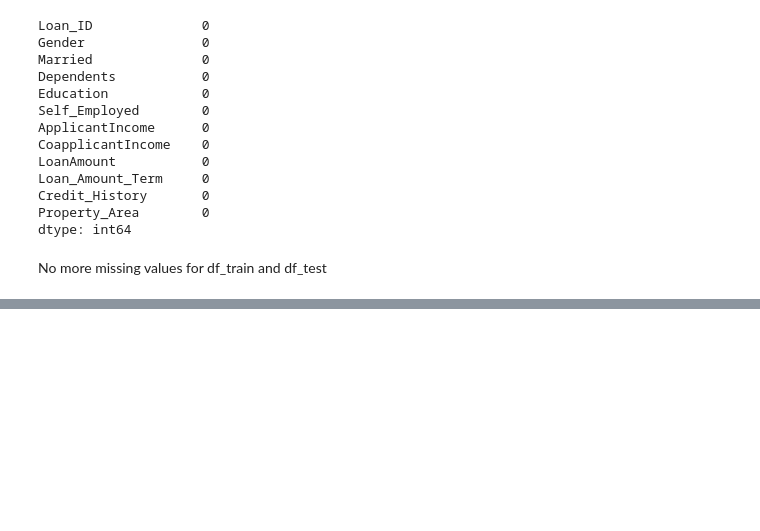
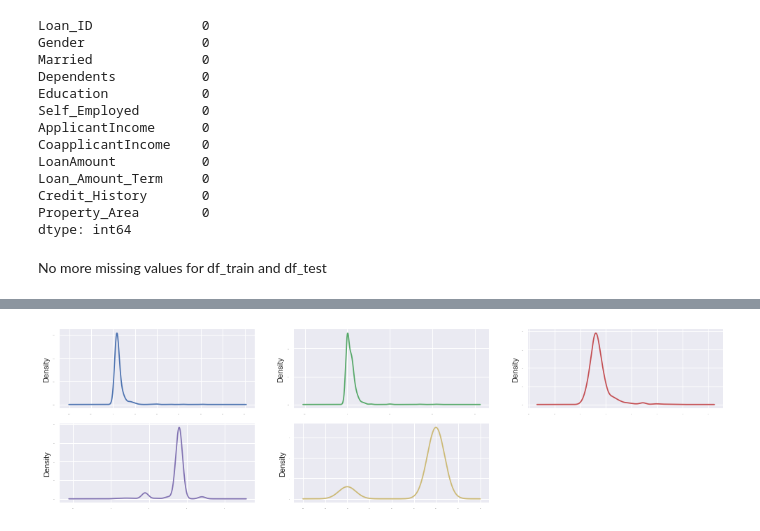
Before and after one commit to segunadelowo/loan-prediciton, a Jupyter notebook: develop/2018-08-26-SA-first-analysis.ipynb, the cells around one changed output, grey strips where cells are left out. Cells and saved outputs as stored; diff of their text form; code cells hidden in the pictures; blank space fills up the shorter version.

```diff
--- a/develop/2018-08-26-SA-first-analysis.ipynb
+++ b/develop/2018-08-26-SA-first-analysis.ipynb
@@ -195,0 +204,6 @@ No more missing values for df_train and df_test
+# %%
+# The same perspective of the data using density plots.
+df_train.plot(kind= 'density' , subplots=True, sharex=False, legend=False, fontsize=1,figsize=(17,12),layout=(5,3))
+plt.show()
+# %% [output]
+[figure, added]
```
Also changed, not shown: parts of 19 cells of this notebook.
